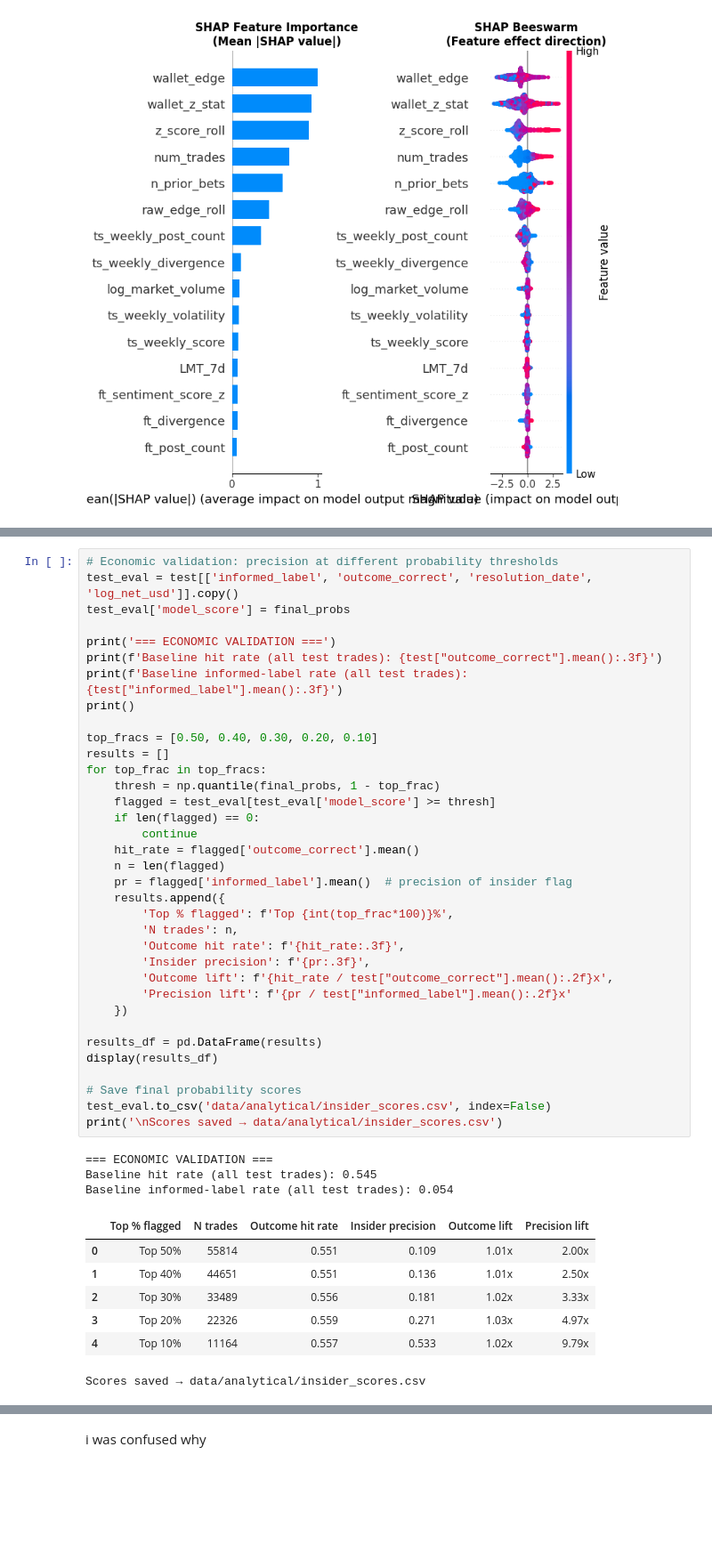
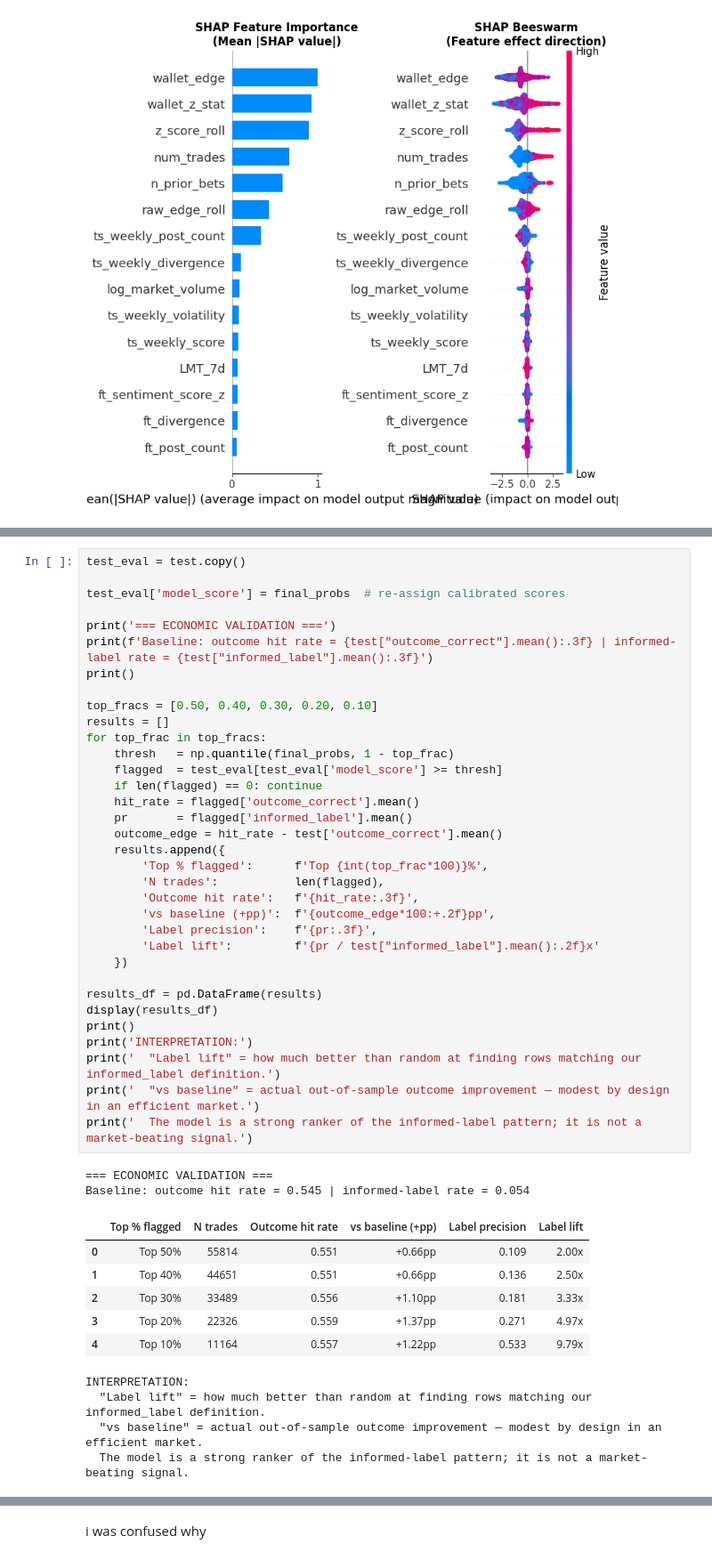
Before and after one commit to johnstew324/polymarket-whale-watch, a Jupyter notebook: notebooks/insider_detection.ipynb, the cells around one changed output, grey strips where cells are left out. Shown at 89% size. Cells and saved outputs as stored; diff of their text form; blank space fills up the shorter version.

```diff
--- a/notebooks/insider_detection.ipynb
+++ b/notebooks/insider_detection.ipynb
@@ -679,46 +765,47 @@ The model predicts *which* trades come from informed wallets. If the signal is r
 # %%
-# Economic validation: precision at different probability thresholds
-test_eval = test[['informed_label', 'outcome_correct', 'resolution_date', 'log_net_usd']].copy()
-test_eval['model_score'] = final_probs
+test_eval = test.copy()
+
+test_eval['model_score'] = final_probs  # re-assign calibrated scores
 
 print('=== ECONOMIC VALIDATION ===')
-print(f'Baseline hit rate (all test trades): {test["outcome_correct"].mean():.3f}')
-print(f'Baseline informed-label rate (all test trades): {test["informed_label"].mean():.3f}')
+print(f'Baseline: outcome hit rate = {test["outcome_correct"].mean():.3f} | informed-label rate = {test["informed_label"].mean():.3f}')
 print()
 
 top_fracs = [0.50, 0.40, 0.30, 0.20, 0.10]
 results = []
 for top_frac in top_fracs:
-    thresh = np.quantile(final_probs, 1 - top_frac)
-    flagged = test_eval[test_eval['model_score'] >= thresh]
-    if len(flagged) == 0:
-        continue
+    thresh   = np.quantile(final_probs, 1 - top_frac)
+    flagged  = test_eval[test_eval['model_score'] >= thresh]
+    if len(flagged) == 0: continue
     hit_rate = flagged['outcome_correct'].mean()
-    n = len(flagged)
-    pr = flagged['informed_label'].mean()  # precision of insider flag
+    pr       = flagged['informed_label'].mean()
+    outcome_edge = hit_rate - test['outcome_correct'].mean()
     results.append({
-        'Top % flagged': f'Top {int(top_frac*100)}%',
-        'N trades': n,
-        'Outcome hit rate': f'{hit_rate:.3f}',
-        'Insider precision': f'{pr:.3f}',
-        'Outcome lift': f'{hit_rate / test["outcome_correct"].mean():.2f}x',
-        'Precision lift': f'{pr / test["informed_label"].mean():.2f}x'
+        'Top % flagged':      f'Top {int(top_frac*100)}%',
+        'N trades':           len(flagged),
+        'Outcome hit rate':   f'{hit_rate:.3f}',
+        'vs baseline (+pp)':  f'{outcome_edge*100:+.2f}pp',
+        'Label precision':    f'{pr:.3f}',
+        'Label lift':         f'{pr / test["informed_label"].mean():.2f}x'
     })
 
 results_df = pd.DataFrame(results)
 display(results_df)
-
-# Save final probability scores
-test_eval.to_csv('data/analytical/insider_scores.csv', index=False)
-print('\nScores saved → data/analytical/insider_scores.csv')
+print()
+print('INTERPRETATION:')
+print('  "Label lift" = how much better than random at finding rows matching our informed_label definition.')
+print('  "vs baseline" = actual out-of-sample outcome improvement — modest by design in an efficient market.')
+print('  The model is a strong ranker of the informed-label pattern; it is not a market-beating signal.')
 # %% [output]
 === ECONOMIC VALIDATION ===
-Baseline hit rate (all test trades): 0.545
-Baseline informed-label rate (all test trades): 0.054
+Baseline: outcome hit rate = 0.545 | informed-label rate = 0.054
-|  | Top % flagged | N trades | Outcome hit rate | Insider precision | Outcome lift | Precision lift |
-| 0 | Top 50% | 55814 | 0.551 | 0.109 | 1.01x | 2.00x |
-| 1 | Top 40% | 44651 | 0.551 | 0.136 | 1.01x | 2.50x |
-| 2 | Top 30% | 33489 | 0.556 | 0.181 | 1.02x | 3.33x |
-| 3 | Top 20% | 22326 | 0.559 | 0.271 | 1.03x | 4.97x |
-| 4 | Top 10% | 11164 | 0.557 | 0.533 | 1.02x | 9.79x |
+|  | Top % flagged | N trades | Outcome hit rate | vs baseline (+pp) | Label precision | Label lift |
+| 0 | Top 50% | 55814 | 0.551 | +0.66pp | 0.109 | 2.00x |
+| 1 | Top 40% | 44651 | 0.551 | +0.66pp | 0.136 | 2.50x |
+| 2 | Top 30% | 33489 | 0.556 | +1.10pp | 0.181 | 3.33x |
+| 3 | Top 20% | 22326 | 0.559 | +1.37pp | 0.271 | 4.97x |
+| 4 | Top 10% | 11164 | 0.557 | +1.22pp | 0.533 | 9.79x |
-Scores saved → data/analytical/insider_scores.csv
+INTERPRETATION:
+  "Label lift" = how much better than random at finding rows matching our informed_label definition.
+  "vs baseline" = actual out-of-sample outcome improvement — modest by design in an efficient market.
+  The model is a strong ranker of the informed-label pattern; it is not a market-beating signal.
```
Also changed, not shown: parts of 17 cells of this notebook.
